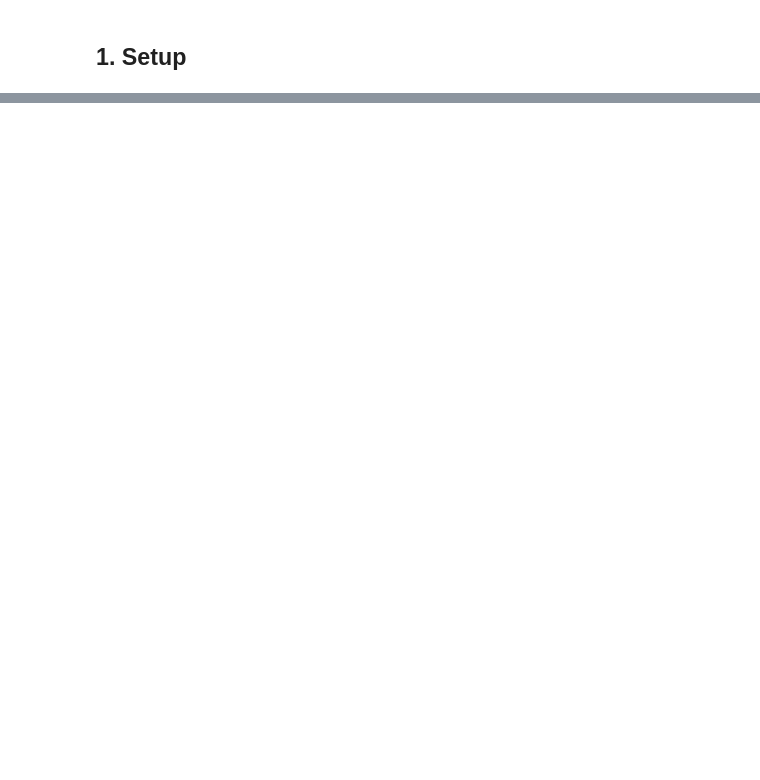
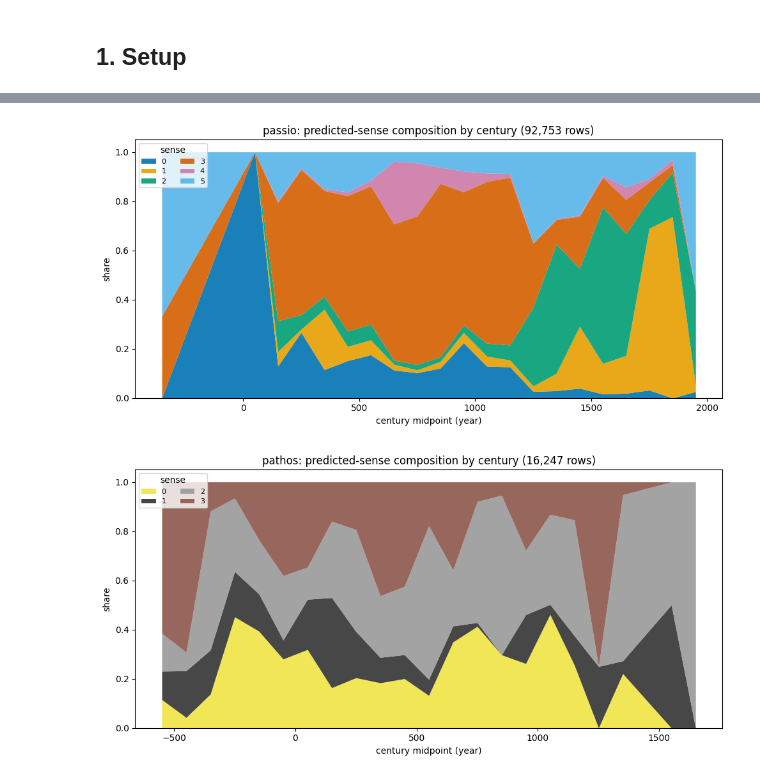
Before and after one commit to CCS-ZCU/phylosen_pilot, a Jupyter notebook: scripts/7_projections.ipynb, the cells around one changed output, grey strips where cells are left out. Cells and saved outputs as stored; diff of their text form; code cells hidden in the pictures; blank space fills up the shorter version.

```diff
--- a/scripts/7_projections.ipynb
+++ b/scripts/7_projections.ipynb
@@ -317,0 +289,18 @@ for term in TERMS:
+# %%
+RICH = VARIANTS.get("full", VARIANTS["sample"])
+
+for term in TERMS:
+    df = RICH[term]["df"].dropna(subset=["century"])
+    counts = df.groupby(["century", "sense"]).size().unstack(fill_value=0).sort_index()
+    share = counts.div(counts.sum(axis=1), axis=0)
+    colors = [SENSE_PALETTE[term][s] for s in share.columns]
+    ax = share.plot.area(figsize=(10, 5), color=colors, alpha=0.9, linewidth=0)
+    ax.set_title(f"{term}: predicted-sense composition by century ({len(df):,} rows)")
+    ax.set_xlabel("century midpoint (year)"); ax.set_ylabel("share")
+    ax.legend(loc="upper left", fontsize=8, ncol=2, title="sense")
+    plt.tight_layout()
+    plt.savefig(FIGDIR / f"{term}_century_composition.png", dpi=150, bbox_inches="tight")
+    plt.show()
+# %% [output]
+[figure, added]
+[figure, added]
```
Also changed, not shown: parts of 41 cells of this notebook, 27 other files.
